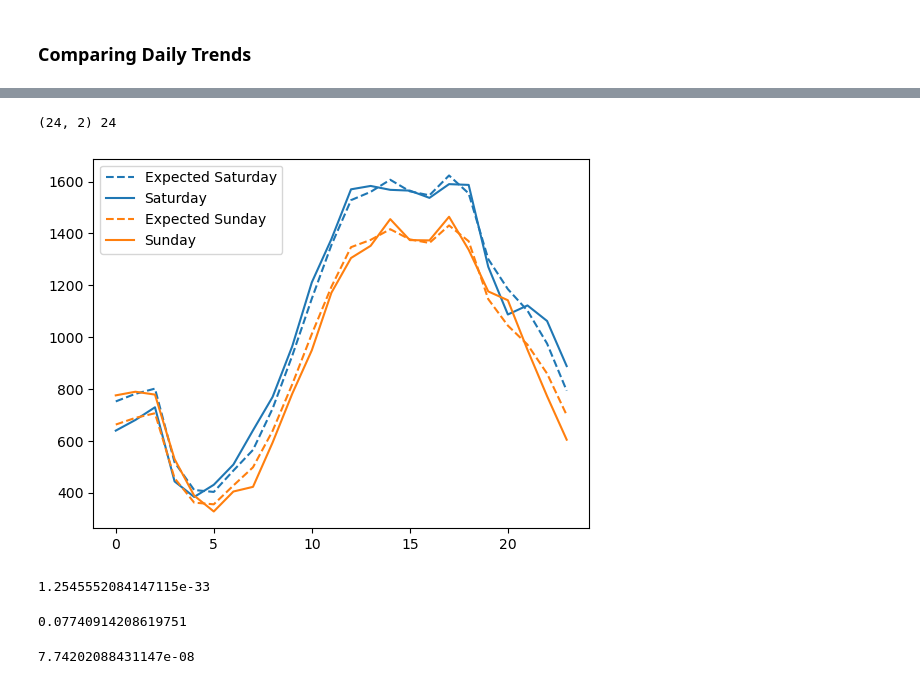
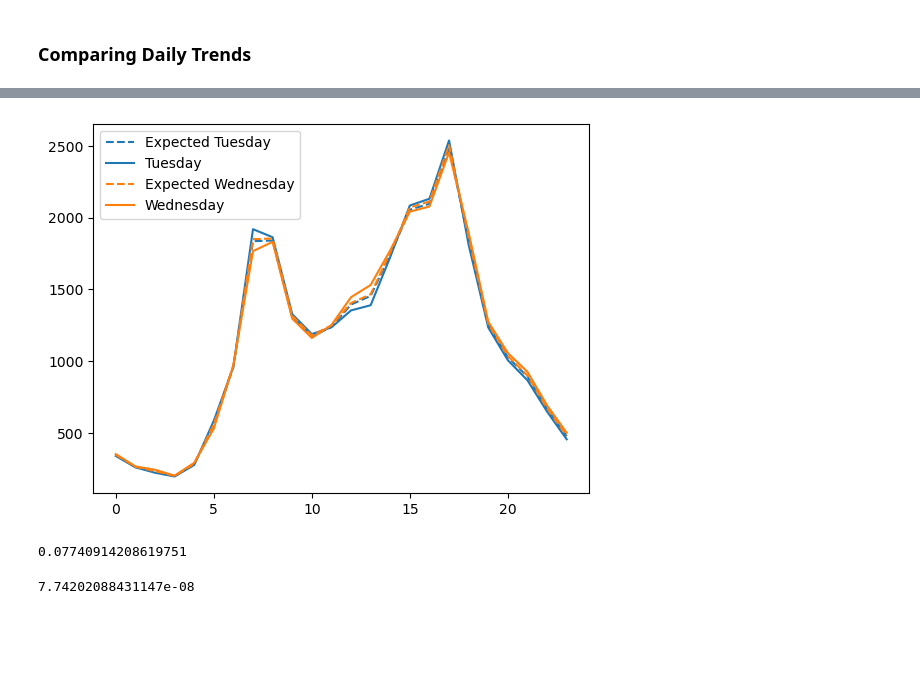
Before and after one commit to UCB-stat-159-s23/project-Group27, a Jupyter notebook: time_of_day.ipynb, the cells around one changed output, grey strips where cells are left out. Drawn from its saved outputs; the diff is of its cells as text; code cells hidden in the pictures; blank space fills up the shorter version.

Commit message:
cleanup time of day analysis and finish reflection for chisquare tests

```diff
--- a/time_of_day.ipynb
+++ b/time_of_day.ipynb
@@ -90,14 +89,8 @@ pval
-# %%
-pval, contribs = time_of_day.chisquare(injury_crashes, ['Saturday', 'Sunday'], plot_expected=True)
-pval
-# %% [output]
-(24, 2) 24
-[figure, removed]
-1.2545552084147115e-33
 # %%
-pval, contribs = time_of_day.chisquare(injury_crashes, ['Tuesday', 'Wednesday'], False)
+pval, contribs = time_of_day.chisquare(injury_crashes, ['Tuesday', 'Wednesday'], True)
 pval
 # %% [output]
+[figure, added]
 0.07740914208619751
 # %%
 pval, contribs = time_of_day.chisquare(injury_crashes, ['Tuesday', 'Thursday'], False)
```
Also changed, not shown: parts of 3 cells of this notebook, 1 other file.
